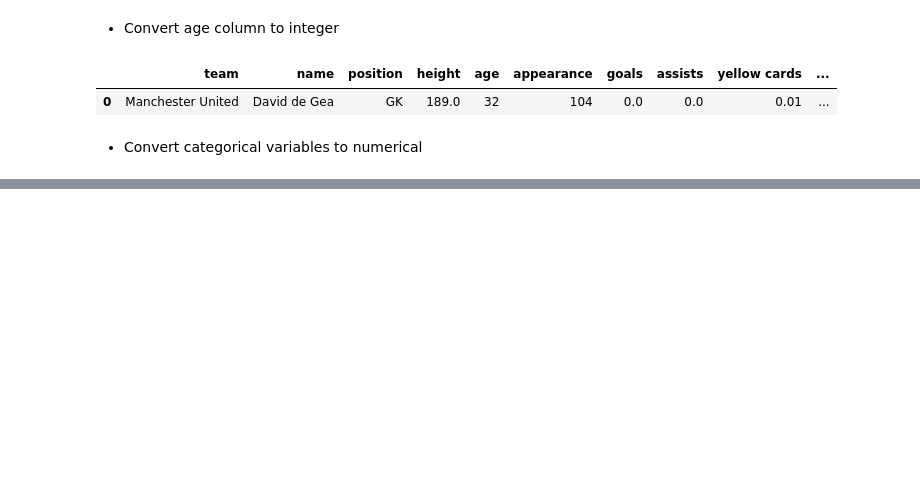
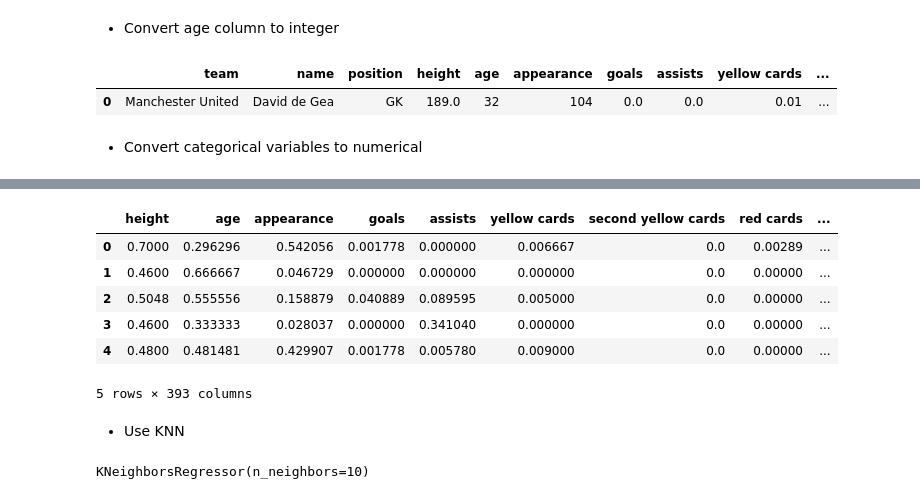
Before and after one commit to Josepdmo/Mini-Project-ML, a Jupyter notebook: TESTING.ipynb, the cells around one changed output, grey strips where cells are left out. Cells and saved outputs as stored; diff of their text form; code cells hidden in the pictures; blank space fills up the shorter version.

```diff
--- a/TESTING.ipynb
+++ b/TESTING.ipynb
@@ -136,0 +250,13 @@ Index(['height', 'age', 'appearance', 'goals', 'assists', 'yellow cards',
+# %%
+X_test_norm = pd.DataFrame(X_test_norm, columns = X_test.columns)
+X_test_norm.head()
+# %% [output]
+|  | height | age | appearance | goals | assists | yellow cards | second yellow cards | red cards | ... |
+| 0 | 0.7000 | 0.296296 | 0.542056 | 0.001778 | 0.000000 | 0.006667 | 0.0 | 0.00289 | ... |
+| 1 | 0.4600 | 0.666667 | 0.046729 | 0.000000 | 0.000000 | 0.000000 | 0.0 | 0.00000 | ... |
+| 2 | 0.5048 | 0.555556 | 0.158879 | 0.040889 | 0.089595 | 0.005000 | 0.0 | 0.00000 | ... |
+| 3 | 0.4600 | 0.333333 | 0.028037 | 0.000000 | 0.341040 | 0.000000 | 0.0 | 0.00000 | ... |
+| 4 | 0.4800 | 0.481481 | 0.429907 | 0.001778 | 0.005780 | 0.009000 | 0.0 | 0.00000 | ... |
+5 rows × 393 columns
+# %% [markdown]
+- Use KNN
@@ -136,0 +267,5 @@ Index(['height', 'age', 'appearance', 'goals', 'assists', 'yellow cards',
+# %%
+knn = KNeighborsRegressor(n_neighbors=10)
+knn.fit(X_train_norm, y_train)
+# %% [output]
+KNeighborsRegressor(n_neighbors=10)
```
Also changed, not shown: parts of 23 cells of this notebook.
